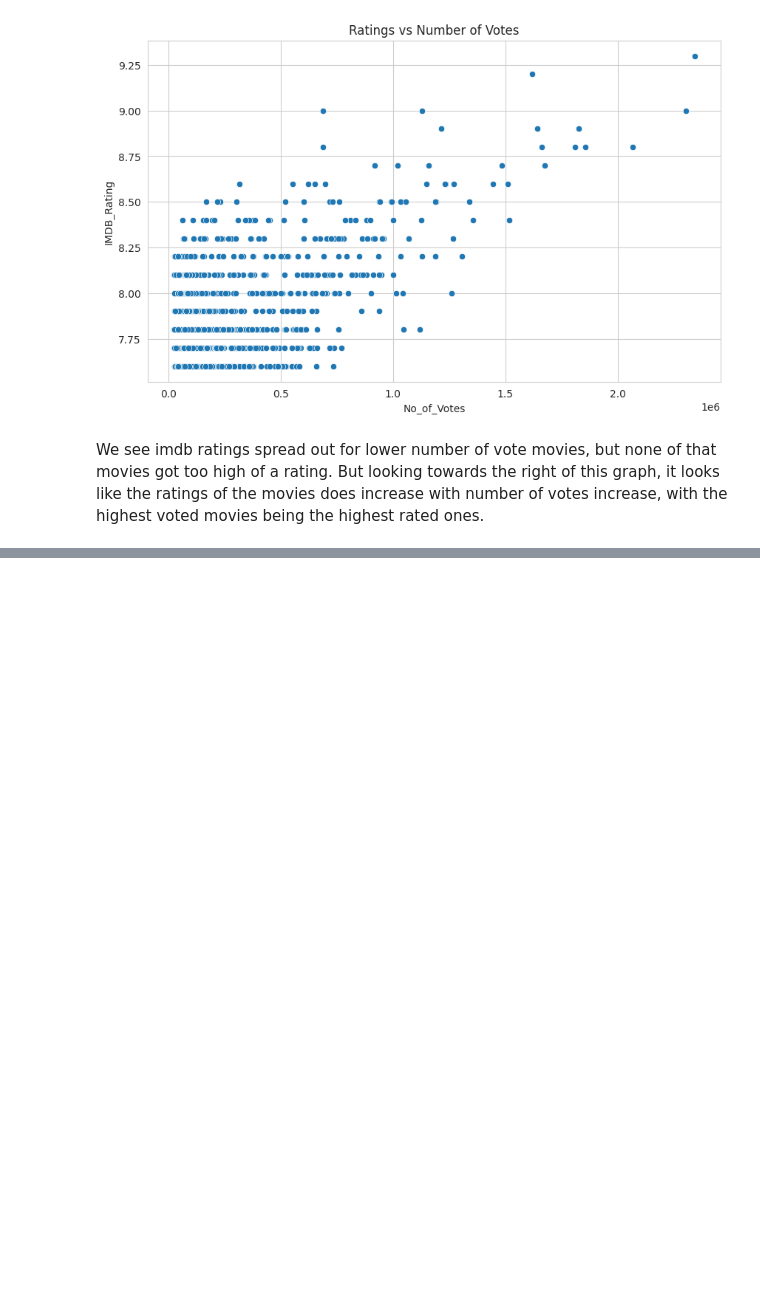
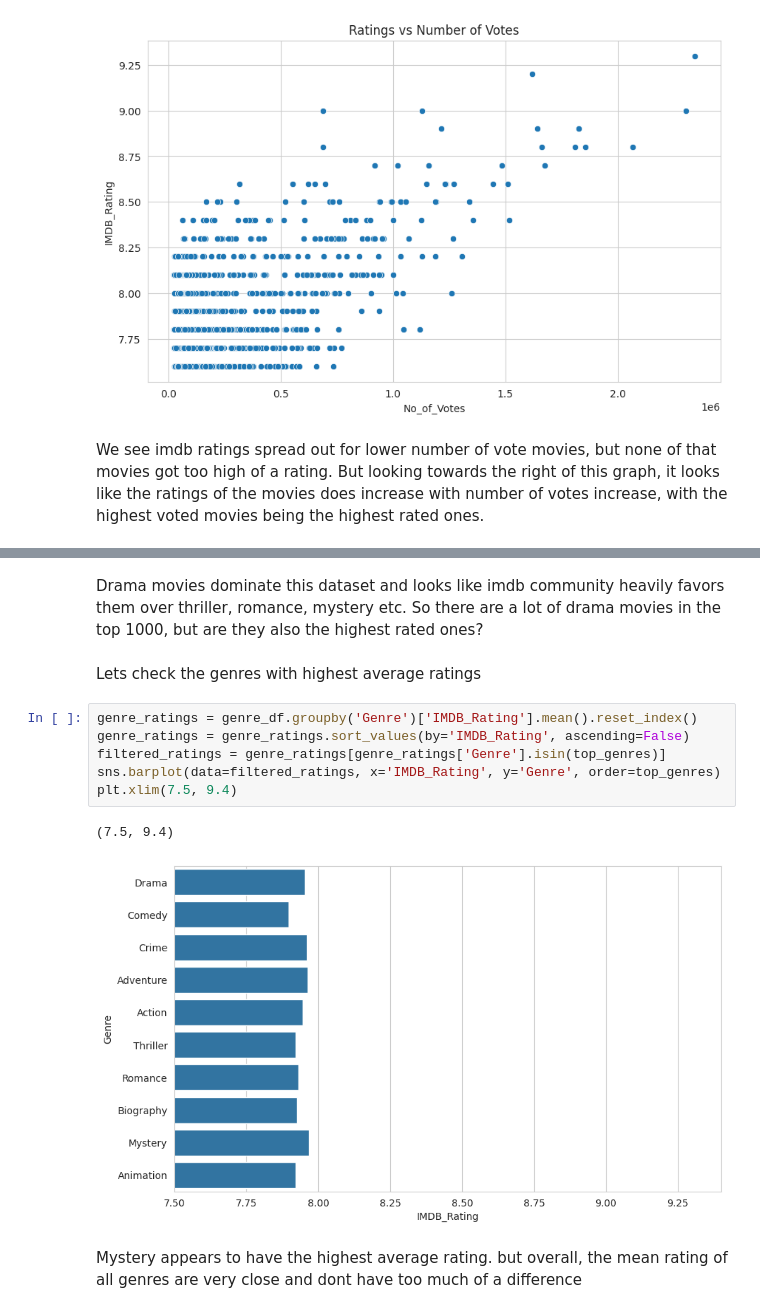
Before and after one commit to rahulkrishna-s/imdb-eda-notebooks, a Jupyter notebook: notebooks/imdb_eda.ipynb, the cells around one changed output, grey strips where cells are left out. Cells and saved outputs as stored; diff of their text form; blank space fills up the shorter version.

```diff
--- a/notebooks/imdb_eda.ipynb
+++ b/notebooks/imdb_eda.ipynb
@@ -305,0 +342,15 @@ We see imdb ratings spread out for lower number of vote movies, but none of that
+# %% [markdown]
+Drama movies dominate this dataset and looks like imdb community heavily favors them over thriller, romance, mystery etc. So there are a lot of drama movies in the top 1000, but are they also the highest rated ones?
+# %% [markdown]
+Lets check the genres with highest average ratings
+# %%
+genre_ratings = genre_df.groupby('Genre')['IMDB_Rating'].mean().reset_index()
+genre_ratings = genre_ratings.sort_values(by='IMDB_Rating', ascending=False)
+filtered_ratings = genre_ratings[genre_ratings['Genre'].isin(top_genres)]
+sns.barplot(data=filtered_ratings, x='IMDB_Rating', y='Genre', order=top_genres)
+plt.xlim(7.5, 9.4)
+# %% [output]
+(7.5, 9.4)
+[figure, added]
+# %% [markdown]
+Mystery appears to have the highest average rating. but overall, the mean rating of all genres are very close and dont have too much of a difference
```
Also changed, not shown: parts of 6 cells of this notebook.
